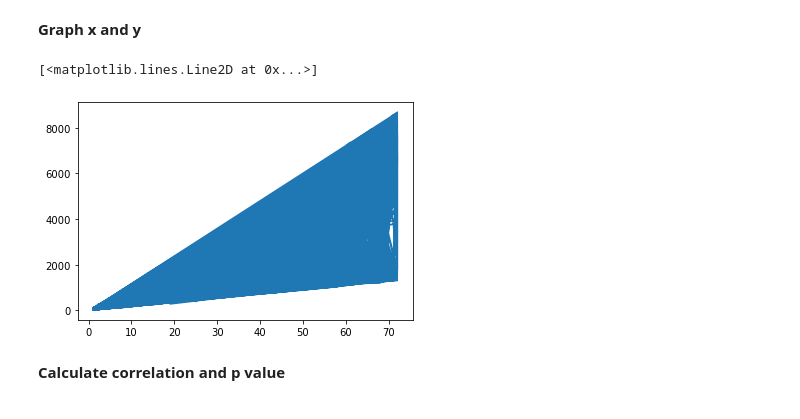
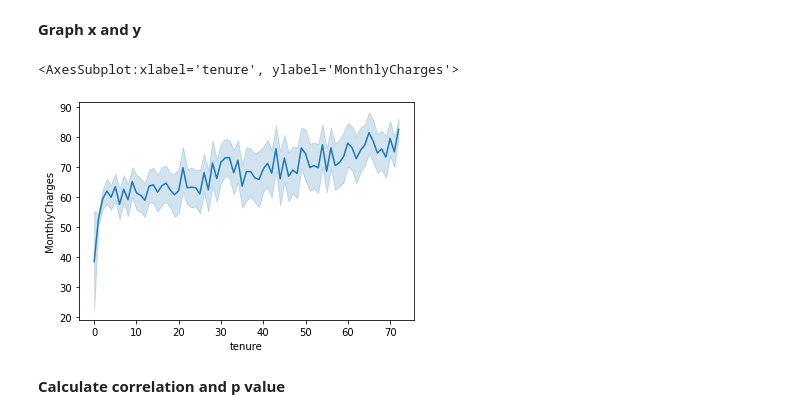
Before and after one commit to malachi-hale/statistics-exercises, a Jupyter notebook: hypothesis_testing.ipynb, the cells around one changed output. Drawn from its saved outputs; the diff is of its cells as text; code cells hidden in the pictures.

```diff
--- a/hypothesis_testing.ipynb
+++ b/hypothesis_testing.ipynb
@@ -578,10 +578,10 @@ y_phone = y[telco.PhoneService == "Yes"]
 # %% [markdown]
 **Graph x and y**
 # %%
-plt.plot(x_phone, y_phone)
+sns.lineplot(x=x_phone, y=y_phone)
 # %% [output]
-[<matplotlib.lines.Line2D at 0x...>]
+<AxesSubplot:xlabel='tenure', ylabel='MonthlyCharges'>
-[figure, old version]
+[figure, new version]
 # %% [markdown]
 **Calculate correlation and p value**
 # %%
```
Also changed, not shown: parts of 64 cells of this notebook.
